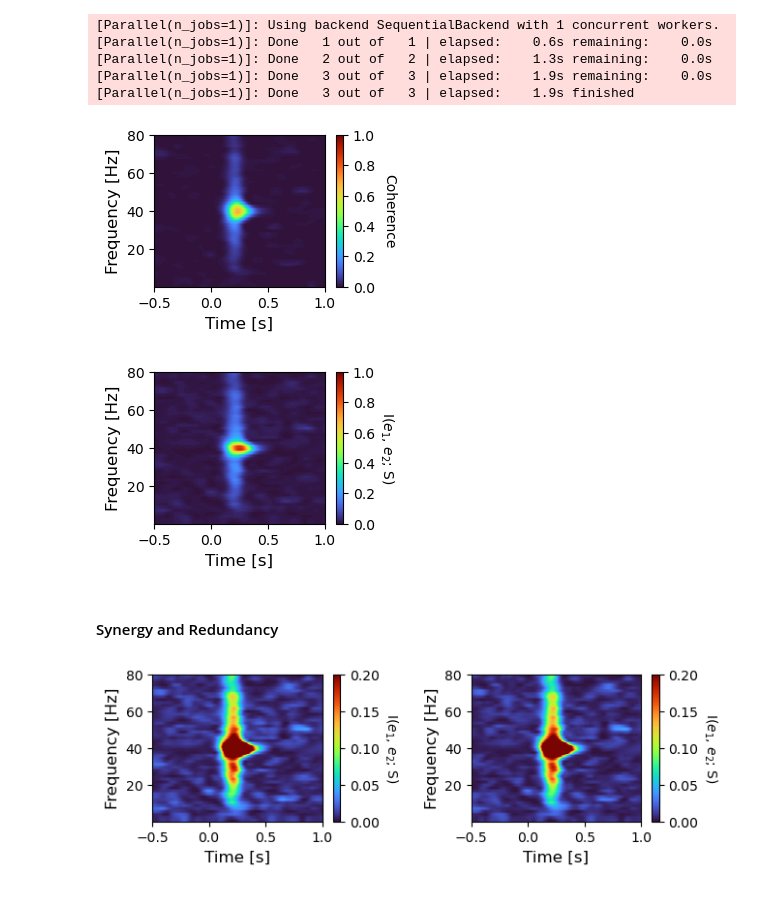
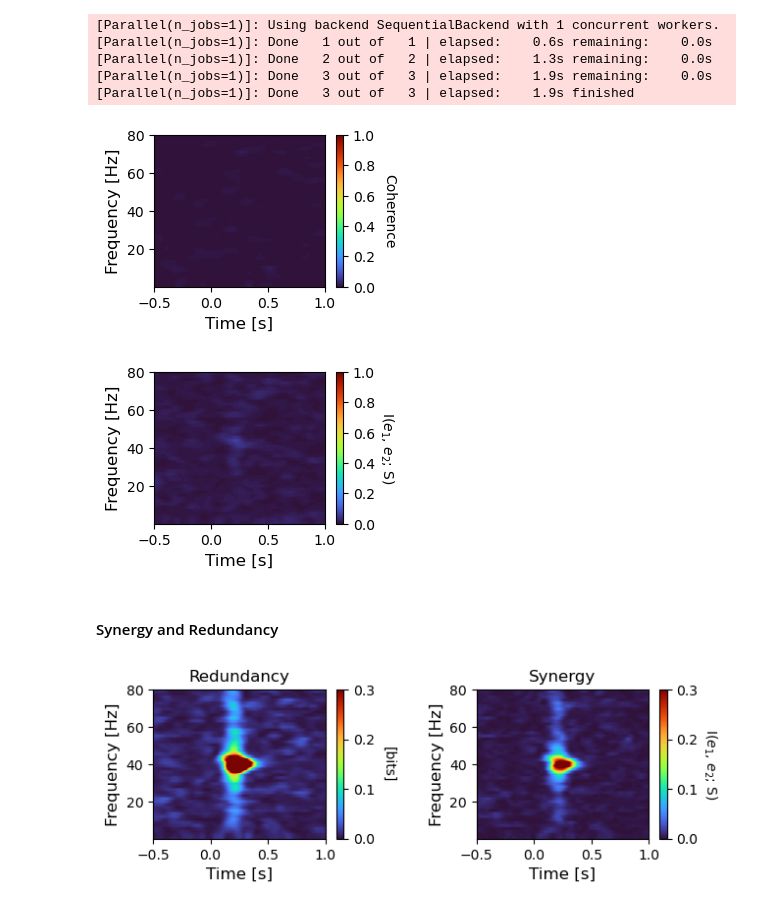
Before and after one commit to ViniciusLima94/phase_amplitude_encoding, a Jupyter notebook: notebooks/Figure2.ipynb, the cells around one changed output. Drawn from its saved outputs; the diff is of its cells as text; code cells hidden in the pictures.

```diff
--- a/notebooks/Figure2.ipynb
+++ b/notebooks/Figure2.ipynb
@@ -19,12 +19,17 @@ from mne.time_frequency.tfr import tfr_array_morlet, tfr_array_multitaper
 from tqdm import tqdm
 
 from src.models import simulate_kuramoto
+# %%
+structure = "collider"
 # %%
 dt = 0.001  # Integration time-step
 fs = 1 / dt
 f = 40  # Natural frequency
 beta = 3.5  # Noise variance
-A = np.array([[0, 1, 0], [0, 1, 0], [0, 0, 0]]).T
+if structure == "chain":
+    A = np.array([[0, 1, 0], [0, 0, 1], [0, 0, 0]]).T
+elif structure == "collider":
+    A = np.array([[0, 0, 1], [0, 0, 1], [0, 0, 0]]).T
 ntrials = 500
 time = np.arange(-0.5, 1, 1 / fs)  # Time array
 T = time.shape[0]
@@ -98,7 +103,7 @@ plt.ylabel("Frequency [Hz]", fontsize=12)
 
 plt.savefig("figures/coherece2nodes.pdf")
 # %% [output]
-[figure, old version]
+[figure, new version]
 # %%
 mi_fcn = get_mi("gc")
 
@@ -133,7 +138,7 @@ plt.imshow(
     cmap="turbo",
     extent=[-0.5, 1, 0.1, 80],
     vmin=0,
-    vmax=1
+    vmax=1,
 )
 cbar = plt.colorbar()
 cbar.set_label(r"I($e_1$, $e_2$; S)", rotation=270, labelpad=15)
@@ -143,7 +148,7 @@ plt.ylabel("Frequency [Hz]", fontsize=12)
 
 plt.savefig("figures/MI2nodes.pdf")
 # %% [output]
-[figure, old version]
+[figure, new version]
 # %% [markdown]
 #### Synergy and Redundancy
 # %%
@@ -158,7 +163,7 @@ mi3 = mi_fcn_time_frequency(dphi3, labels[None], False, False)
 mi123 = mi_fcn_time_frequency(dphi123, labels[None], False, False)
 # %%
 red = mi123 - np.minimum(np.minimum(mi1, mi2), mi3)
-syn = mi123 - np.minimum(np.maximum(mi1, mi2), mi3)
+syn = mi123 - np.maximum(np.maximum(mi1, mi2), mi3)
 # %%
 plt.figure(figsize=(18 / 2.54, 5 / 2.54))
 
@@ -167,35 +172,39 @@ plt.subplot(121)
 plt.imshow(
     red,
     aspect="auto",
     origin="lower",
     cmap="turbo",
     extent=[-0.5, 1, 0.1, 80],
     vmin=0,
-    vmax=.2
+    vmax=0.3,
 )
 cbar = plt.colorbar()
-cbar.set_label(r"I($e_1$, $e_2$; S)", rotation=270, labelpad=15)
+cbar.set_label(r"[bits]", rotation=270, labelpad=15)
 
 plt.xlabel("Time [s]", fontsize=12)
 plt.ylabel("Frequency [Hz]", fontsize=12)
+plt.title("Redundancy", fontsize=12)
 
 plt.subplot(122)
 
 plt.imshow(
     syn,
     aspect="auto",
     origin="lower",
     cmap="turbo",
     extent=[-0.5, 1, 0.1, 80],
     vmin=0,
-    vmax=.2
+    vmax=0.3,
 )
 cbar = plt.colorbar()
 cbar.set_label(r"I($e_1$, $e_2$; S)", rotation=270, labelpad=15)
 
 plt.xlabel("Time [s]", fontsize=12)
 plt.ylabel("Frequency [Hz]", fontsize=12)
+plt.title("Synergy", fontsize=12)
 
-plt.subplots_adjust(wspace=.5)
+plt.subplots_adjust(wspace=0.5)
+
+plt.savefig(f"figures/{structure}_syn_red.pdf")
 # %% [output]
-[figure, old version]
+[figure, new version]
```
Also changed, not shown: parts of 1 cell of this notebook, 6 other files.
